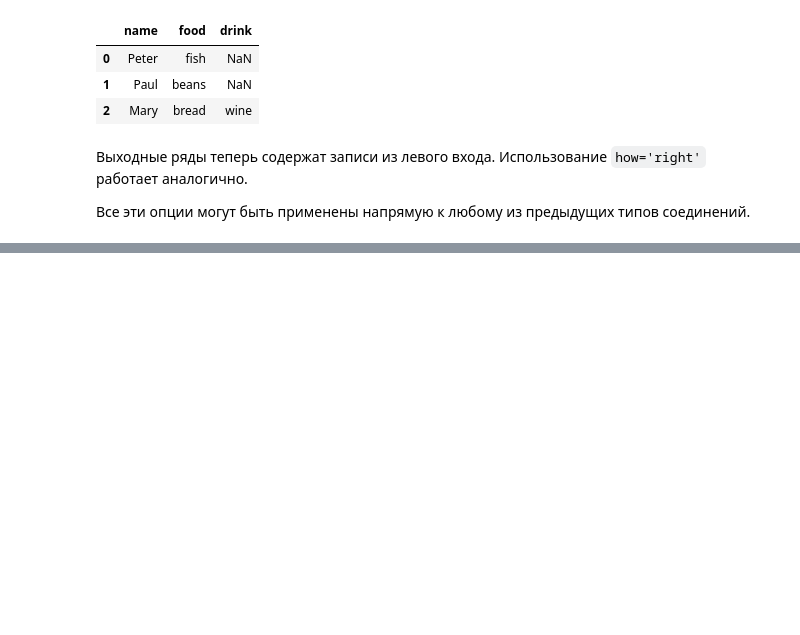
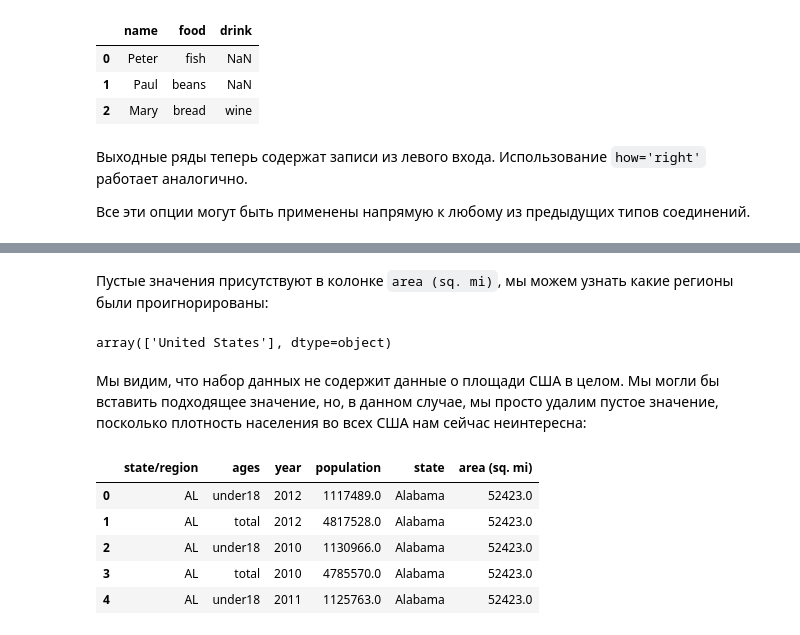
Before and after one commit to proway2/PythonDataScienceHandbook, a Jupyter notebook: Pandas - Merge And Join.ipynb, the cells around one changed output, grey strips where cells are left out. Cells and saved outputs as stored; diff of their text form; code cells hidden in the pictures; blank space fills up the shorter version.

```diff
--- a/Pandas - Merge And Join.ipynb
+++ b/Pandas - Merge And Join.ipynb
@@ -399,0 +568,18 @@ https://jakevdp.github.io/PythonDataScienceHandbook/03.07-merge-and-join.html#Ov
+# %% [markdown]
+Пустые значения присутствуют в колонке `area (sq. mi)`, мы можем узнать какие регионы были проигнорированы:
+# %%
+final['state'][final['area (sq. mi)'].isnull()].unique()
+# %% [output]
+array(['United States'], dtype=object)
+# %% [markdown]
+Мы видим, что набор данных не содержит данные о площади США в целом. Мы могли бы вставить подходящее значение, но, в данном случае, мы просто удалим пустое значение, посколько плотность населения во всех США нам сейчас неинтересна:
+# %%
+final.dropna(inplace=True)
+final.head()
+# %% [output]
+|  | state/region | ages | year | population | state | area (sq. mi) |
+| 0 | AL | under18 | 2012 | 1117489.0 | Alabama | 52423.0 |
+| 1 | AL | total | 2012 | 4817528.0 | Alabama | 52423.0 |
+| 2 | AL | under18 | 2010 | 1130966.0 | Alabama | 52423.0 |
+| 3 | AL | total | 2010 | 4785570.0 | Alabama | 52423.0 |
+| 4 | AL | under18 | 2011 | 1125763.0 | Alabama | 52423.0 |
```
Also changed, not shown: parts of 28 cells of this notebook, 1 other file.
